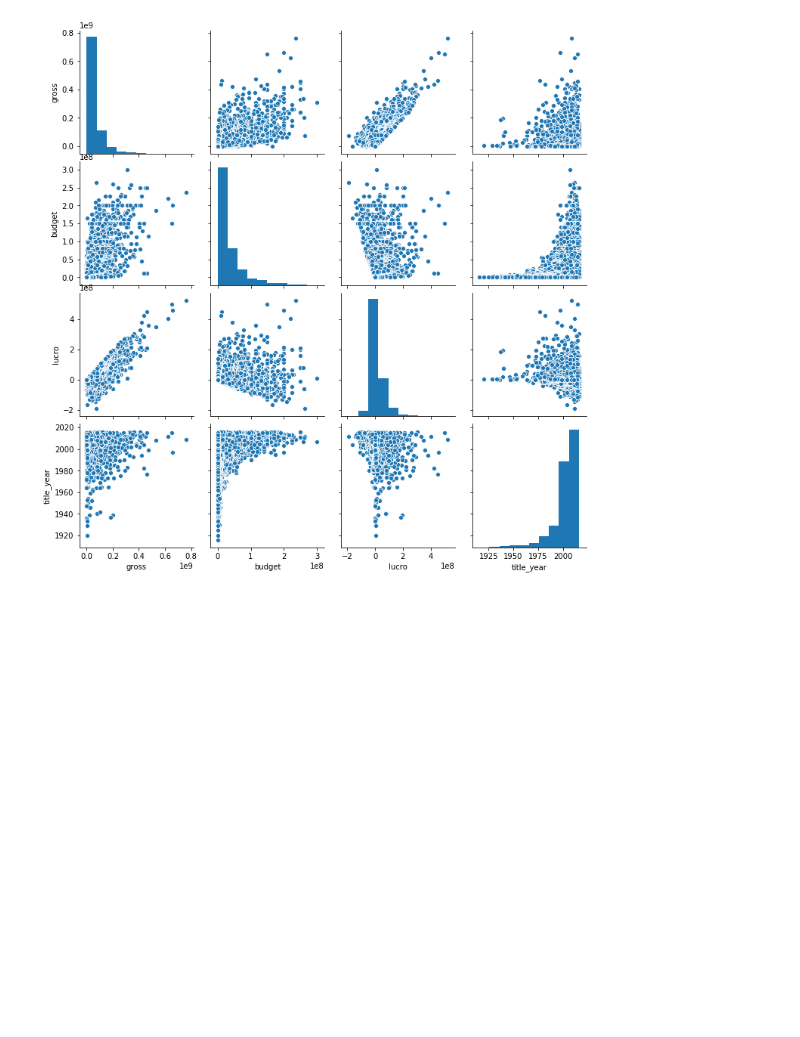
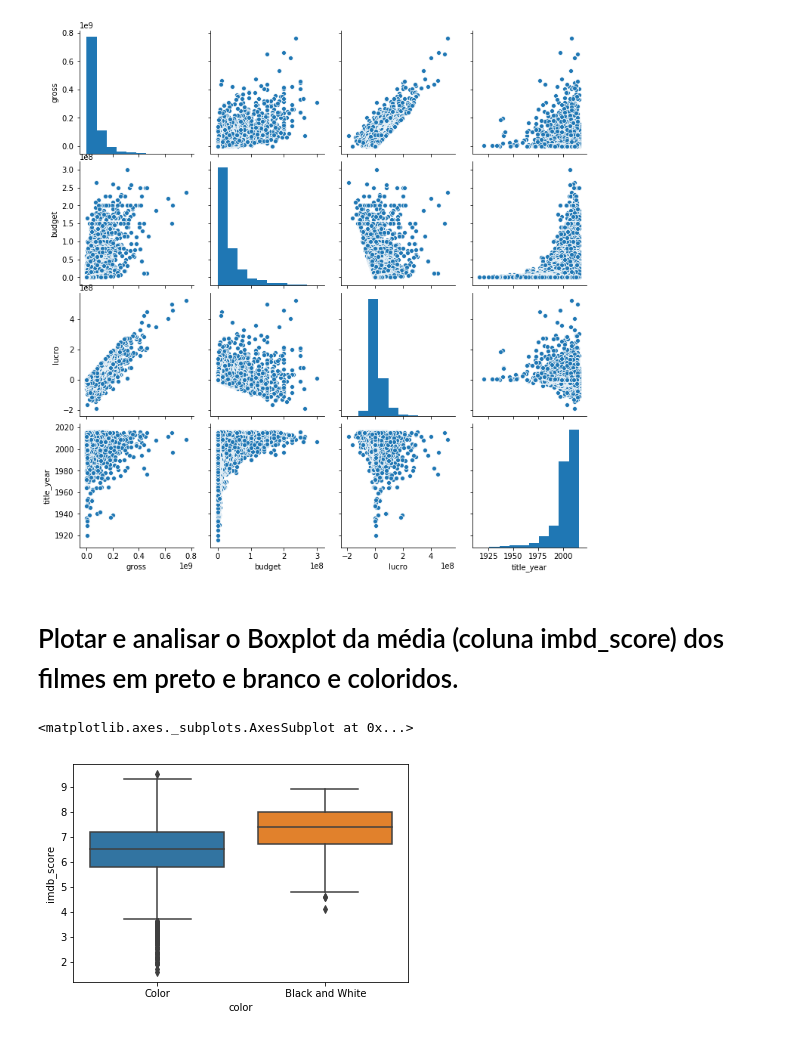
Before and after one commit to lucasnc/quarentena-dados, a Jupyter notebook: aula-03.ipynb, the cells around one changed output. Cells and saved outputs as stored; diff of their text form; code cells hidden in the pictures; blank space fills up the shorter version.

```diff
--- a/aula-03.ipynb
+++ b/aula-03.ipynb
@@ -205,3 +205,10 @@ sns.pairplot(data = imdb_usa[['gross', 'budget', 'lucro', 'title_year']])
 # %% [output]
 <seaborn.axisgrid.PairGrid at 0x...>
 [figure]
+# %% [markdown]
+# Plotar e analisar o Boxplot da média (coluna imbd_score) dos filmes em preto e branco e coloridos.
+# %%
+sns.boxplot(x='color', y='imdb_score', data=color_or_bw)
+# %% [output]
+<matplotlib.axes._subplots.AxesSubplot at 0x...>
+[figure, added]
```
Also changed, not shown: parts of 17 cells of this notebook, 2 other files.
